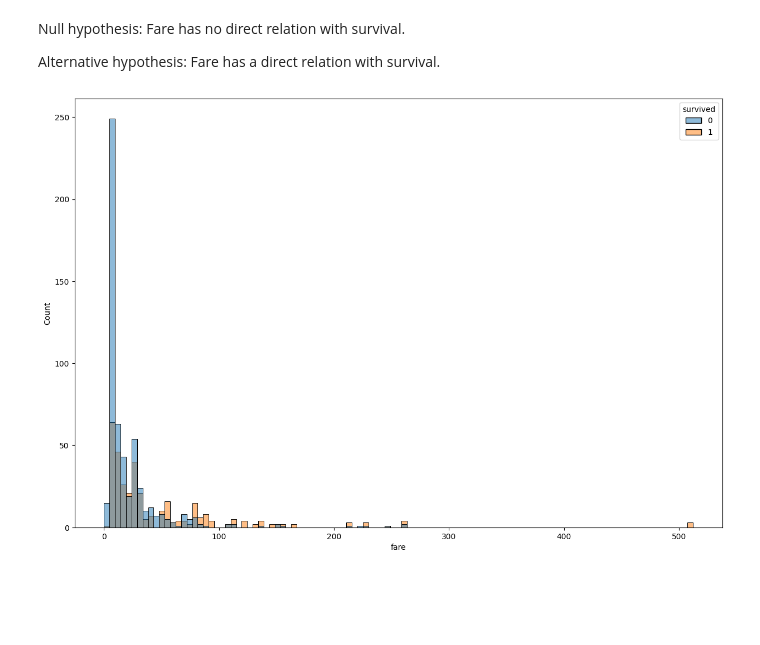
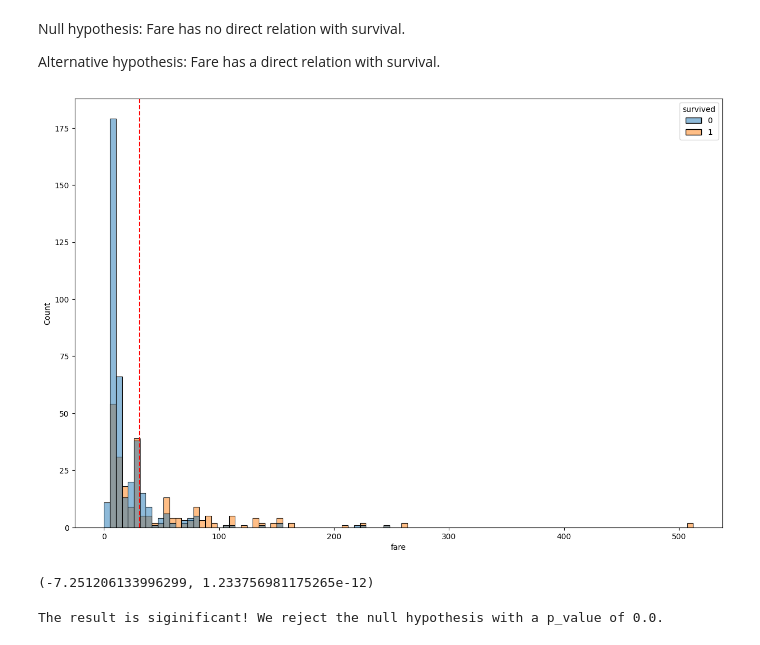
Before and after one commit to TheodoreQuansah/classification_exercises, a Jupyter notebook: classification_exercises.ipynb, the cells around one changed output. Cells and saved outputs as stored; diff of their text form; code cells hidden in the pictures; blank space fills up the shorter version.

```diff
--- a/classification_exercises.ipynb
+++ b/classification_exercises.ipynb
@@ -958,3 +965,7 @@ titanic_df.head()
 | 2 | 1 | female | 26.0 | 7.9250 | Third | NaN | Southampton | 0 |
 | 3 | 1 | female | 35.0 | 53.1000 | First | C | Southampton | 1 |
 | 4 | 0 | male | 35.0 | 8.0500 | Third | NaN | Southampton | 0 |
+# %%
+#splitting the titanic df into train, test and validatr
+
+train_tit, val_tit, test_tit = train_val_test(titanic_df, strat = 'survived')
@@ -965,8 +980,11 @@ Null hypothesis: Fare has no direct relation with survival.
 
 Alternative hypothesis: Fare has a direct relation with survival.
 # %%
+#creating a histogram to find the relationship between fare and survival.
+
 plt.figure(figsize = (15, 10))
-sns.histplot(data = titanic_df, x = 'fare', hue = 'survived')
+sns.histplot(data = train_tit, x = 'fare', hue = 'survived')
+plt.axvline(train_tit.fare.mean(), color='red', linestyle='dashed')
 plt.show()
 # %% [output]
-[figure, old version]
+[figure, new version]
@@ -972,0 +995,9 @@ plt.show()
+# %%
+t_fare, p_fare = stats.ttest_ind(f_d, f_s)
+t_fare, p_fare
+# %% [output]
+(-7.251206133996299, 1.233756981175265e-12)
+# %%
+eval_p(p_fare)
+# %% [output]
+The result is siginificant! We reject the null hypothesis with a p_value of 0.0.
```
Also changed, not shown: parts of 18 cells of this notebook.
